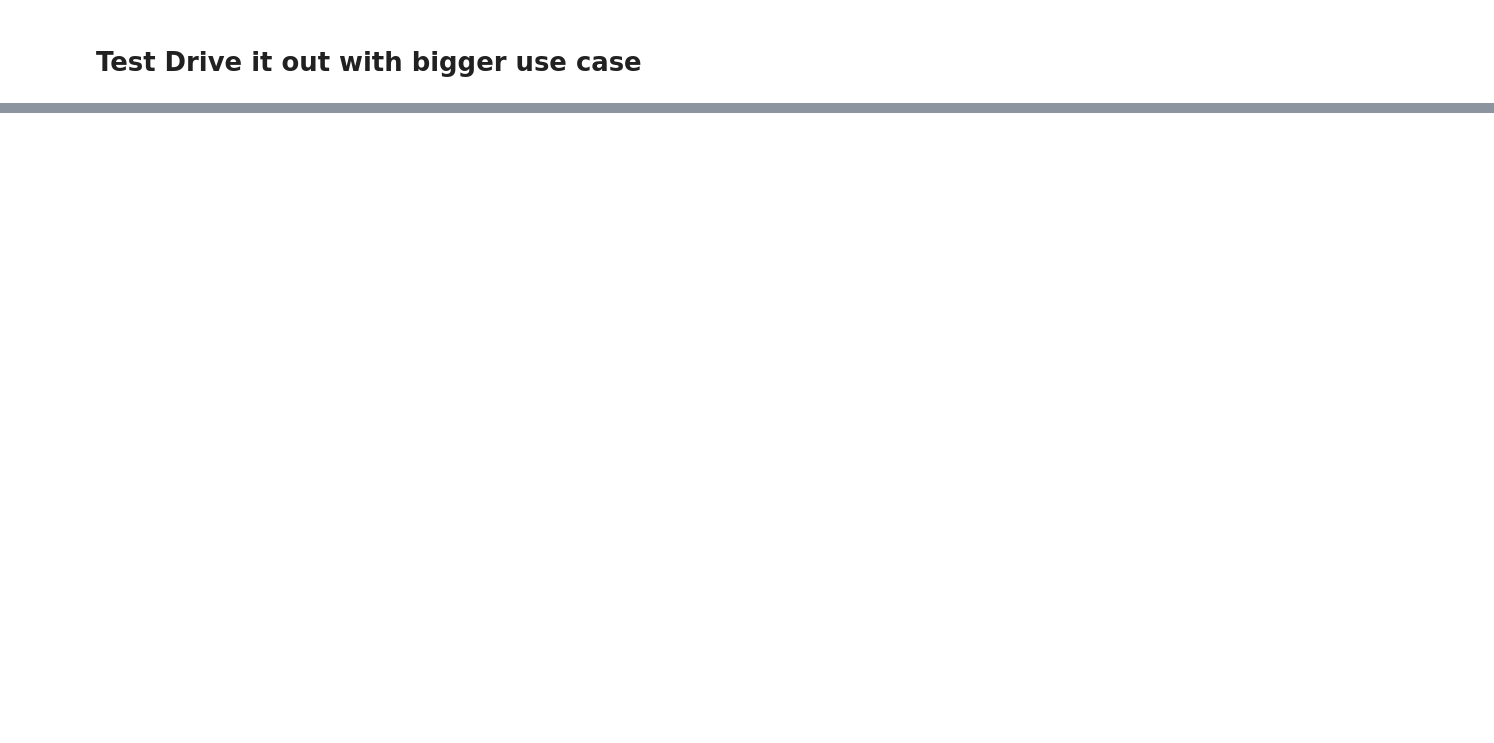
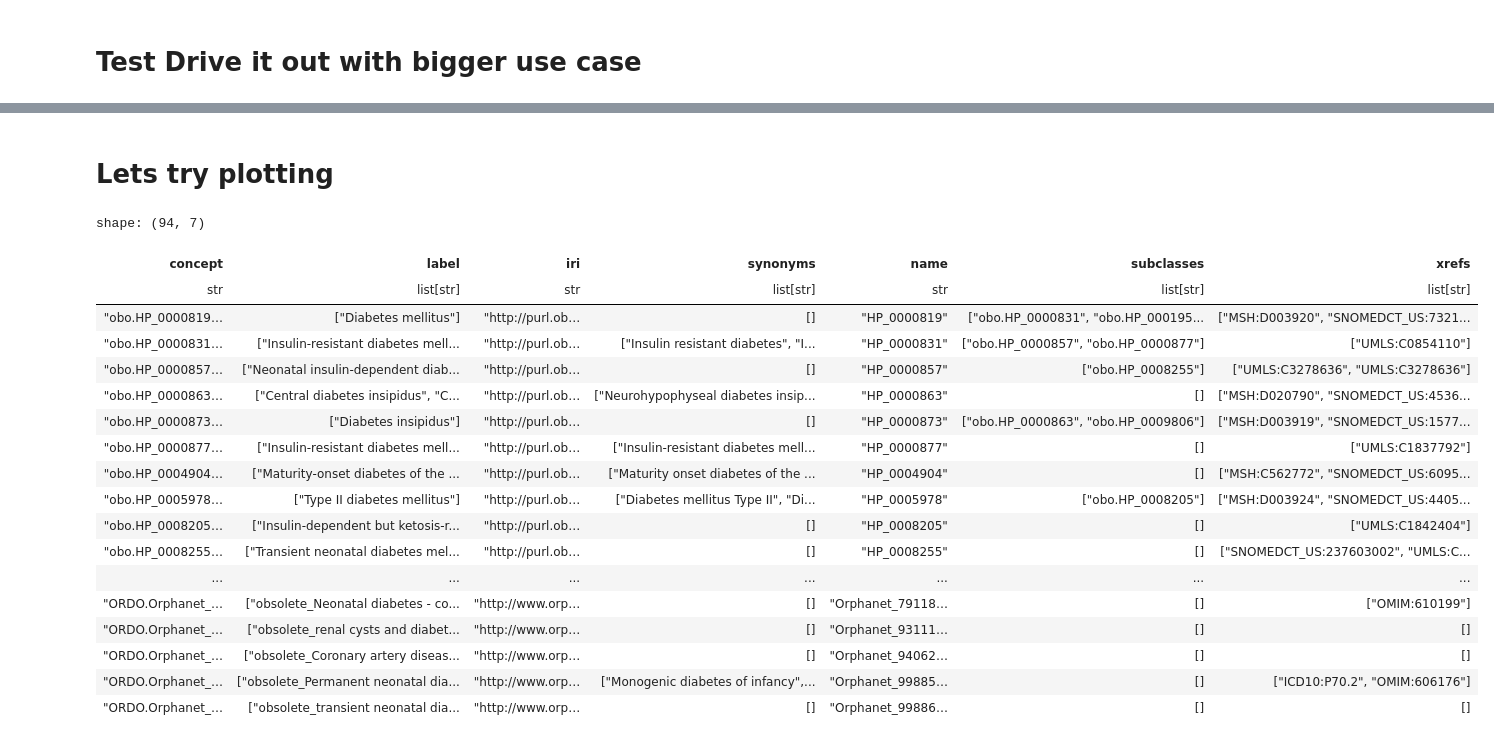
Before and after one commit to plasmak11/data-expressions, a Jupyter notebook: mynewbook/_build/jupyter_execute/data-poetry/owlready2_intro.ipynb, the cells around one changed output, grey strips where cells are left out. Saved outputs shown, nothing was run; the diff lists cells and outputs as text; code cells hidden in the pictures; blank space fills up the shorter version.

```diff
--- a/mynewbook/_build/jupyter_execute/data-poetry/owlready2_intro.ipynb
+++ b/mynewbook/_build/jupyter_execute/data-poetry/owlready2_intro.ipynb
@@ -17,17 +20,33 @@ hpo = owlready2.get_ontology("http://purl.obolibrary.org/obo/hp.owl").load()
 # %%
-search_term = "moyamoya"
+
+import re
 
 # Crude searcher
-def obo_searcher(ontology, search_term):
+def obo_searcher(ontology,
+                 search_term,
+                 second_pass_regex=None):
     mondo_results = ontology.search(label = f"*{search_term}*", _case_sensitive=False)
-    data = [{
-        "concept": x,
-        "label": x.label,
-        "iri": x.iri,
-        "synonyms": x.hasExactSynonym,
-        "name": x.name,
-        "subclasses": list(x.subclasses()),
-        "xrefs": x.hasDbXref
-    } for x in mondo_results if str(x.label)]
+
+    if second_pass_regex:
+        data = [{
+            "concept": x,
+            "label": x.label,
+            "iri": x.iri,
+            "synonyms": x.hasExactSynonym,
+            "name": x.name,
+            "subclasses": list(x.subclasses()),
+            "xrefs": x.hasDbXref
+        } for x in mondo_results if (str(x.name) != "") & any( re.compile(f"{second_pass_regex}", re.I).match(item) for item in x.label)]
+
+    else:
+        data = [{
+            "concept": x,
+            "label": x.label,
+            "iri": x.iri,
+            "synonyms": x.hasExactSynonym,
+            "name": x.name,
+            "subclasses": list(x.subclasses()),
+            "xrefs": x.hasDbXref
+        } for x in mondo_results if str(x.name) != ""]
 
     return (data)
@@ -189,0 +279,27 @@ pprint(sanitized_results)
+# %% [markdown]
+# Lets try plotting
+# %%
+import polars as pl
+mfo_df = pl.from_dicts(sanitize_results(obo_searcher(mfo, "diabetes")))
+# %%
+mfo_df
+# %% [output]
+shape: (94, 7)
+| concept | label | iri | synonyms | name | subclasses | xrefs |
+| str | list[str] | str | list[str] | str | list[str] | list[str] |
+| "obo.HP_0000819… | ["Diabetes mellitus"] | "http://purl.ob… | [] | "HP_0000819" | ["obo.HP_0000831", "obo.HP_000195... | ["MSH:D003920", "SNOMEDCT_US:7321... |
+| "obo.HP_0000831… | ["Insulin-resistant diabetes mell... | "http://purl.ob… | ["Insulin resistant diabetes", "I... | "HP_0000831" | ["obo.HP_0000857", "obo.HP_0000877"] | ["UMLS:C0854110"] |
+| "obo.HP_0000857… | ["Neonatal insulin-dependent diab... | "http://purl.ob… | [] | "HP_0000857" | ["obo.HP_0008255"] | ["UMLS:C3278636", "UMLS:C3278636"] |
+| "obo.HP_0000863… | ["Central diabetes insipidus", "C... | "http://purl.ob… | ["Neurohypophyseal diabetes insip... | "HP_0000863" | [] | ["MSH:D020790", "SNOMEDCT_US:4536... |
+| "obo.HP_0000873… | ["Diabetes insipidus"] | "http://purl.ob… | [] | "HP_0000873" | ["obo.HP_0000863", "obo.HP_0009806"] | ["MSH:D003919", "SNOMEDCT_US:1577... |
+| "obo.HP_0000877… | ["Insulin-resistant diabetes mell... | "http://purl.ob… | ["Insulin-resistant diabetes mell... | "HP_0000877" | [] | ["UMLS:C1837792"] |
+| "obo.HP_0004904… | ["Maturity-onset diabetes of the ... | "http://purl.ob… | ["Maturity onset diabetes of the ... | "HP_0004904" | [] | ["MSH:C562772", "SNOMEDCT_US:6095... |
+| "obo.HP_0005978… | ["Type II diabetes mellitus"] | "http://purl.ob… | ["Diabetes mellitus Type II", "Di... | "HP_0005978" | ["obo.HP_0008205"] | ["MSH:D003924", "SNOMEDCT_US:4405... |
+| "obo.HP_0008205… | ["Insulin-dependent but ketosis-r... | "http://purl.ob… | [] | "HP_0008205" | [] | ["UMLS:C1842404"] |
+| "obo.HP_0008255… | ["Transient neonatal diabetes mel... | "http://purl.ob… | [] | "HP_0008255" | [] | ["SNOMEDCT_US:237603002", "UMLS:C... |
+| ... | ... | ... | ... | ... | ... | ... |
+| "ORDO.Orphanet_… | ["obsolete_Neonatal diabetes - co... | "http://www.orp… | [] | "Orphanet_79118… | [] | ["OMIM:610199"] |
+| "ORDO.Orphanet_… | ["obsolete_renal cysts and diabet... | "http://www.orp… | [] | "Orphanet_93111… | [] | [] |
+| "ORDO.Orphanet_… | ["obsolete_Coronary artery diseas... | "http://www.orp… | [] | "Orphanet_94062… | [] | [] |
+| "ORDO.Orphanet_… | ["obsolete_Permanent neonatal dia... | "http://www.orp… | ["Monogenic diabetes of infancy",... | "Orphanet_99885… | [] | ["ICD10:P70.2", "OMIM:606176"] |
+| "ORDO.Orphanet_… | ["obsolete_transient neonatal dia... | "http://www.orp… | [] | "Orphanet_99886… | [] | [] |
```
Also changed, not shown: parts of 20 cells of this notebook, 16 other files.
